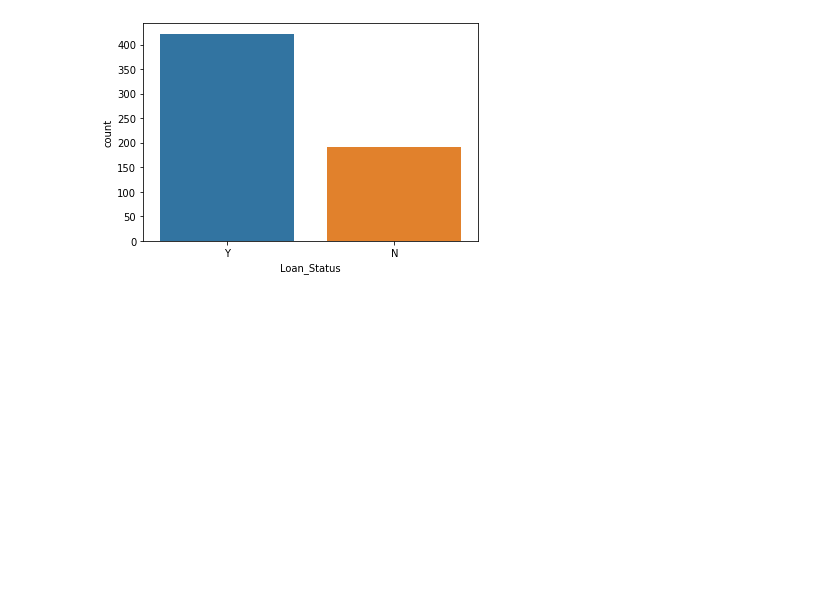
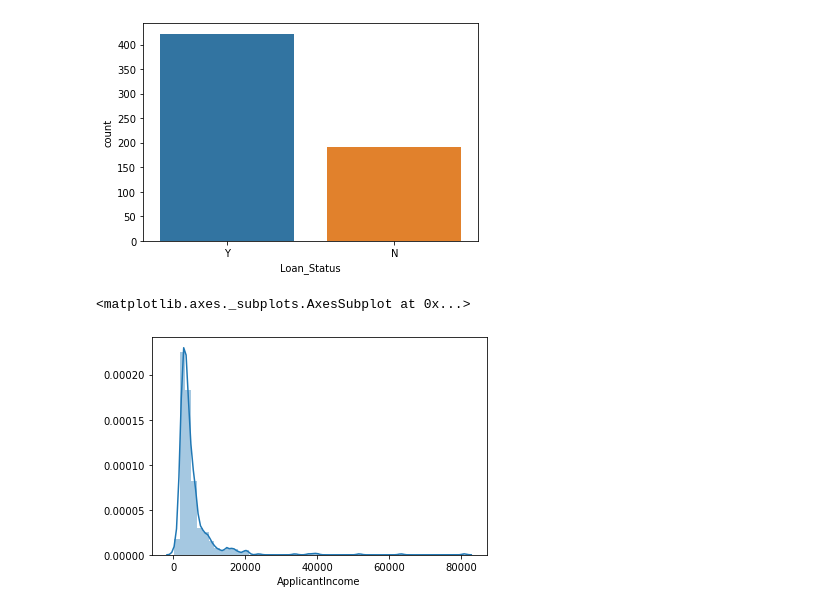
Before and after one commit to SharifMahin/Machine-Learnig-project, a Jupyter notebook: loan_prophecy_project.ipynb, the cells around one changed output. Cells and saved outputs as stored; diff of their text form; code cells hidden in the pictures; blank space fills up the shorter version.

```diff
--- a/loan_prophecy_project.ipynb
+++ b/loan_prophecy_project.ipynb
@@ -128,3 +130,8 @@ sns.countplot(data_frame['Loan_Status'])
 # %% [output]
 <matplotlib.axes._subplots.AxesSubplot at 0x...>
 [figure]
+# %%
+sns.distplot(data_frame["ApplicantIncome"])
+# %% [output]
+<matplotlib.axes._subplots.AxesSubplot at 0x...>
+[figure, added]
```
Also changed, not shown: parts of 5 cells of this notebook.
